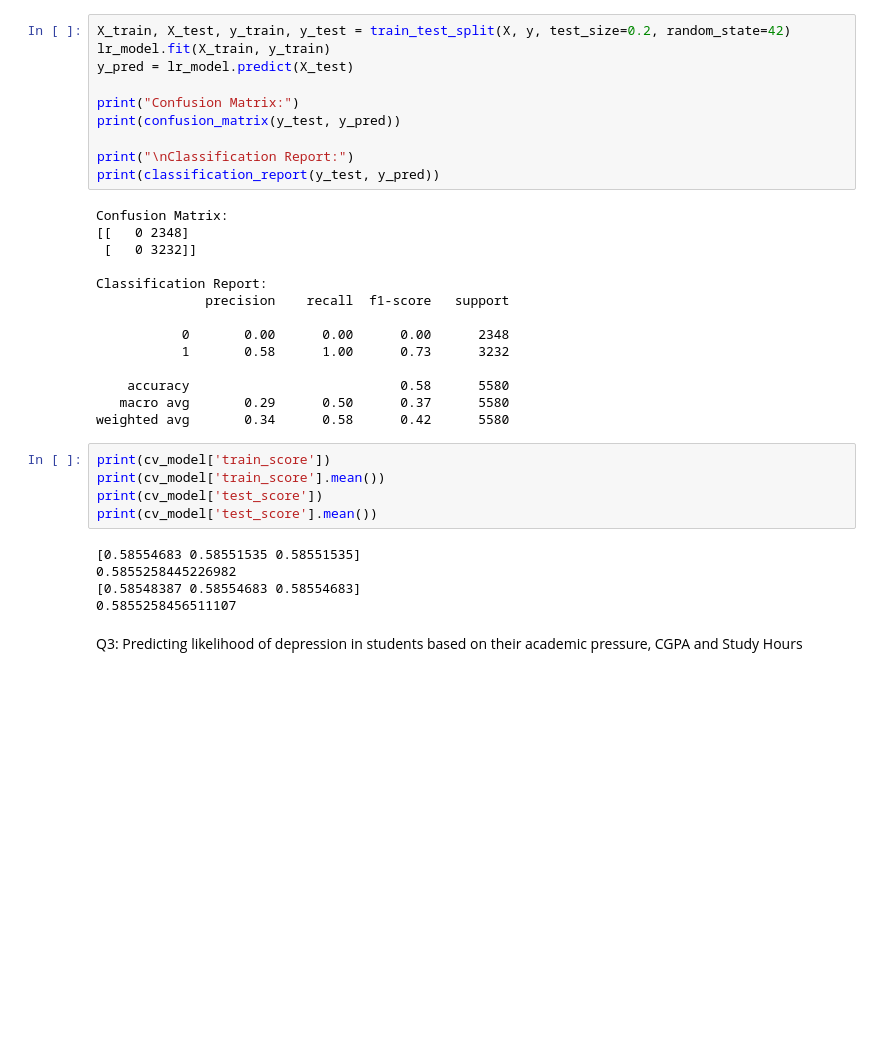
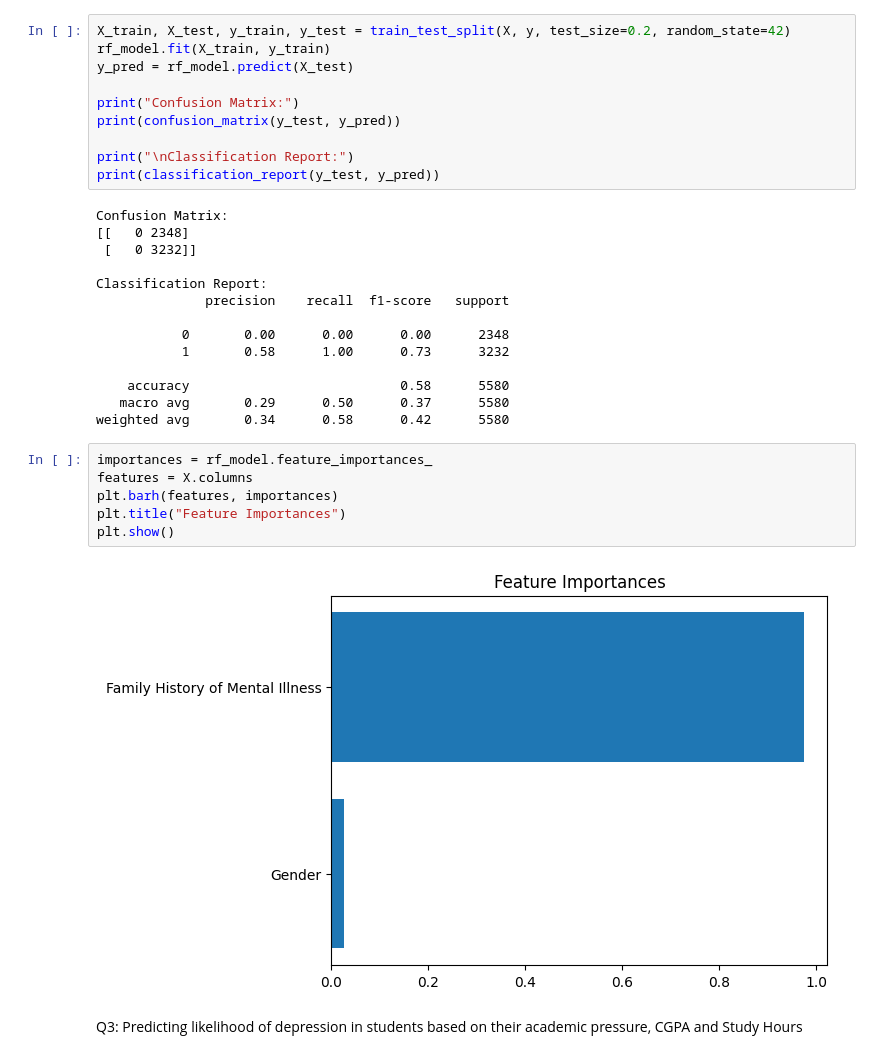
Before and after one commit to dinnifarisya/Student-Depression-Data-Science-Project, a Jupyter notebook: Data Science Project.ipynb, the cells around one changed output. Saved outputs shown, nothing was run; the diff lists cells and outputs as text; blank space fills up the shorter version.

```diff
--- a/Data Science Project.ipynb
+++ b/Data Science Project.ipynb
@@ -1009,8 +1071,8 @@ Mean Train Accuracy: 0.5855258445226982
 Mean Test Accuracy: 0.5855258456511107
 # %%
 X_train, X_test, y_train, y_test = train_test_split(X, y, test_size=0.2, random_state=42)
-lr_model.fit(X_train, y_train)
-y_pred = lr_model.predict(X_test)
+rf_model.fit(X_train, y_train)
+y_pred = rf_model.predict(X_test)
 
 print("Confusion Matrix:")
 print(confusion_matrix(y_test, y_pred))
@@ -1031,16 +1093,14 @@ Classification Report:
     accuracy                           0.58      5580
    macro avg       0.29      0.50      0.37      5580
 weighted avg       0.34      0.58      0.42      5580
-# %%
-print(cv_model['train_score'])
-print(cv_model['train_score'].mean())
-print(cv_model['test_score'])
-print(cv_model['test_score'].mean())
-# %% [output]
-[0.58554683 0.58551535 0.58551535]
-0.5855258445226982
-[0.58548387 0.58554683 0.58554683]
-0.5855258456511107
+# %%
+importances = rf_model.feature_importances_
+features = X.columns
+plt.barh(features, importances)
+plt.title("Feature Importances")
+plt.show()
+# %% [output]
+[figure, added]
 # %% [markdown]
 Q3: Predicting likelihood of depression in students based on their academic pressure, CGPA and Study Hours
 # %%
```
Also changed, not shown: parts of 19 cells of this notebook.
